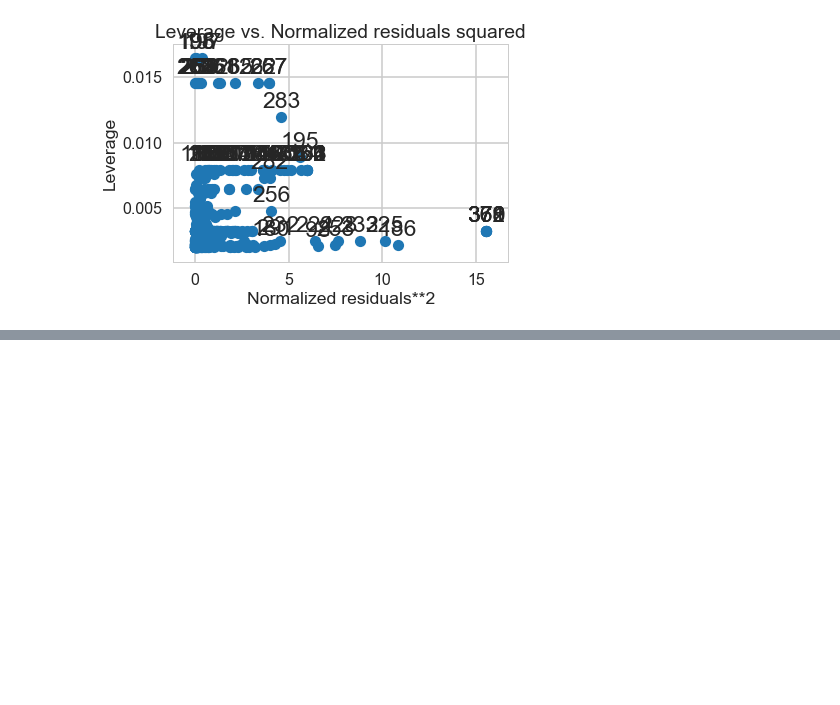
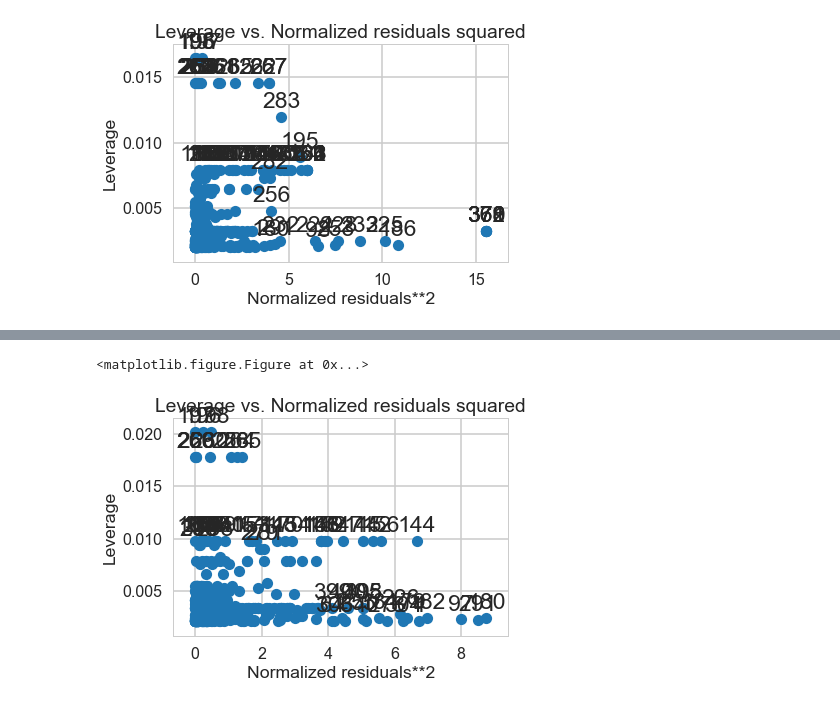
Before and after one commit to jsking751/Springboard-2.0, a Jupyter notebook: Machine Learning Miniprojects/Boston_Housing_Linear_Regression.ipynb, the cells around one changed output, grey strips where cells are left out. Drawn from its saved outputs; the diff is of its cells as text; code cells hidden in the pictures; blank space fills up the shorter version.

```diff
--- a/Machine Learning Miniprojects/Boston_Housing_Linear_Regression.ipynb
+++ b/Machine Learning Miniprojects/Boston_Housing_Linear_Regression.ipynb
@@ -940,0 +970,6 @@ It appears as though there may be a couple of high levarge points within the dat
+# %%
+_ = plt.subplots(0,figsize=(5,5))
+_ = plot_leverage_resid2(m4)
+# %% [output]
+<matplotlib.figure.Figure at 0x...>
+[figure, added]
```
Also changed, not shown: parts of 8 cells of this notebook.
